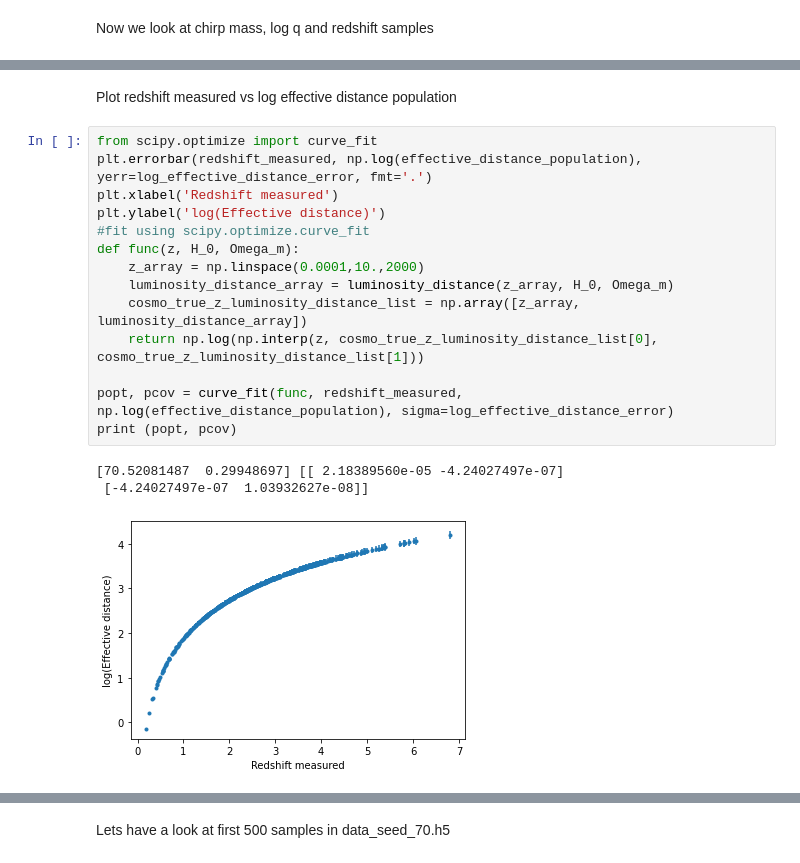
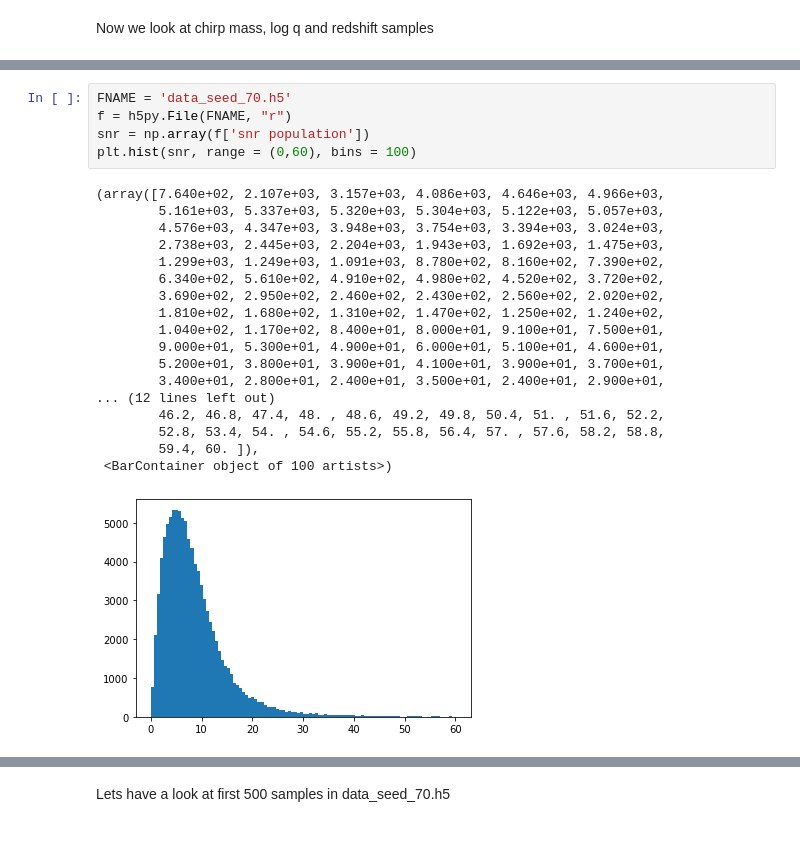
Before and after one commit to Pratyusava/3G_NS_EOS_Cosmology, a Jupyter notebook: basic_functions_check.ipynb, the cells around one changed output, grey strips where cells are left out. Cells and saved outputs as stored; diff of their text form.

```diff
--- a/basic_functions_check.ipynb
+++ b/basic_functions_check.ipynb
@@ -133,20 +83,24 @@ plt.show()
-# %% [markdown]
-Plot redshift measured vs log effective distance population
-# %%
-from scipy.optimize import curve_fit
-plt.errorbar(redshift_measured, np.log(effective_distance_population), yerr=log_effective_distance_error, fmt='.')
-plt.xlabel('Redshift measured')
-plt.ylabel('log(Effective distance)')
-#fit using scipy.optimize.curve_fit
-def func(z, H_0, Omega_m):
-    z_array = np.linspace(0.0001,10.,2000)
-    luminosity_distance_array = luminosity_distance(z_array, H_0, Omega_m)
-    cosmo_true_z_luminosity_distance_list = np.array([z_array, luminosity_distance_array])
-    return np.log(np.interp(z, cosmo_true_z_luminosity_distance_list[0], cosmo_true_z_luminosity_distance_list[1]))
-
-popt, pcov = curve_fit(func, redshift_measured, np.log(effective_distance_population), sigma=log_effective_distance_error)
-print (popt, pcov)
-# %% [output]
-[70.52081487  0.29948697] [[ 2.18389560e-05 -4.24027497e-07]
- [-4.24027497e-07  1.03932627e-08]]
-[figure, removed]
+# %%
+FNAME = 'data_seed_70.h5'
+f = h5py.File(FNAME, "r")
+snr = np.array(f['snr population'])
+plt.hist(snr, range = (0,60), bins = 100)
+# %% [output]
+(array([7.640e+02, 2.107e+03, 3.157e+03, 4.086e+03, 4.646e+03, 4.966e+03,
+        5.161e+03, 5.337e+03, 5.320e+03, 5.304e+03, 5.122e+03, 5.057e+03,
+        4.576e+03, 4.347e+03, 3.948e+03, 3.754e+03, 3.394e+03, 3.024e+03,
+        2.738e+03, 2.445e+03, 2.204e+03, 1.943e+03, 1.692e+03, 1.475e+03,
+        1.299e+03, 1.249e+03, 1.091e+03, 8.780e+02, 8.160e+02, 7.390e+02,
+        6.340e+02, 5.610e+02, 4.910e+02, 4.980e+02, 4.520e+02, 3.720e+02,
+        3.690e+02, 2.950e+02, 2.460e+02, 2.430e+02, 2.560e+02, 2.020e+02,
+        1.810e+02, 1.680e+02, 1.310e+02, 1.470e+02, 1.250e+02, 1.240e+02,
+        1.040e+02, 1.170e+02, 8.400e+01, 8.000e+01, 9.100e+01, 7.500e+01,
+        9.000e+01, 5.300e+01, 4.900e+01, 6.000e+01, 5.100e+01, 4.600e+01,
+        5.200e+01, 3.800e+01, 3.900e+01, 4.100e+01, 3.900e+01, 3.700e+01,
+        3.400e+01, 2.800e+01, 2.400e+01, 3.500e+01, 2.400e+01, 2.900e+01,
+... (12 lines left out)
+        46.2, 46.8, 47.4, 48. , 48.6, 49.2, 49.8, 50.4, 51. , 51.6, 52.2,
+        52.8, 53.4, 54. , 54.6, 55.2, 55.8, 56.4, 57. , 57.6, 58.2, 58.8,
+        59.4, 60. ]),
+ <BarContainer object of 100 artists>)
+[figure, added]
```
Also changed, not shown: parts of 21 cells of this notebook, 15 other files.
